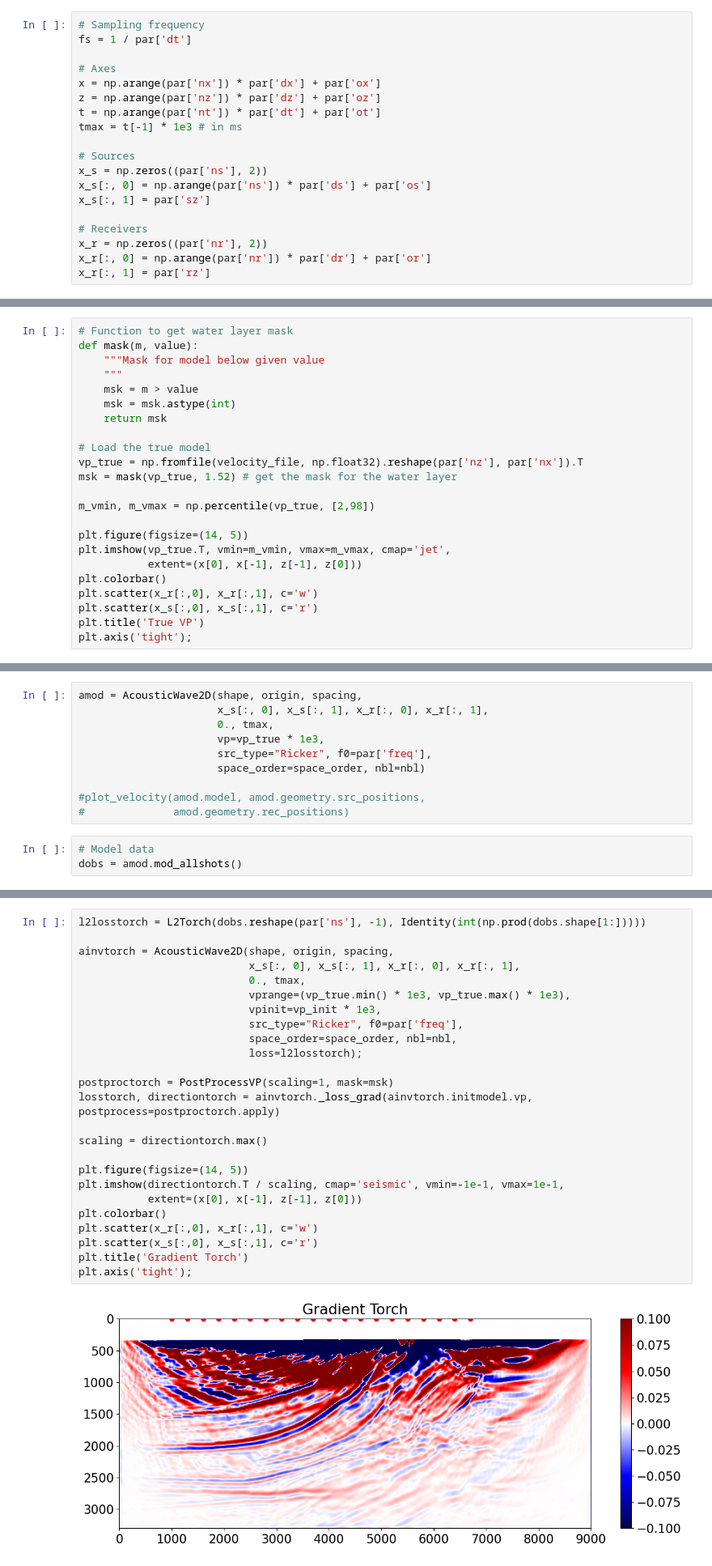
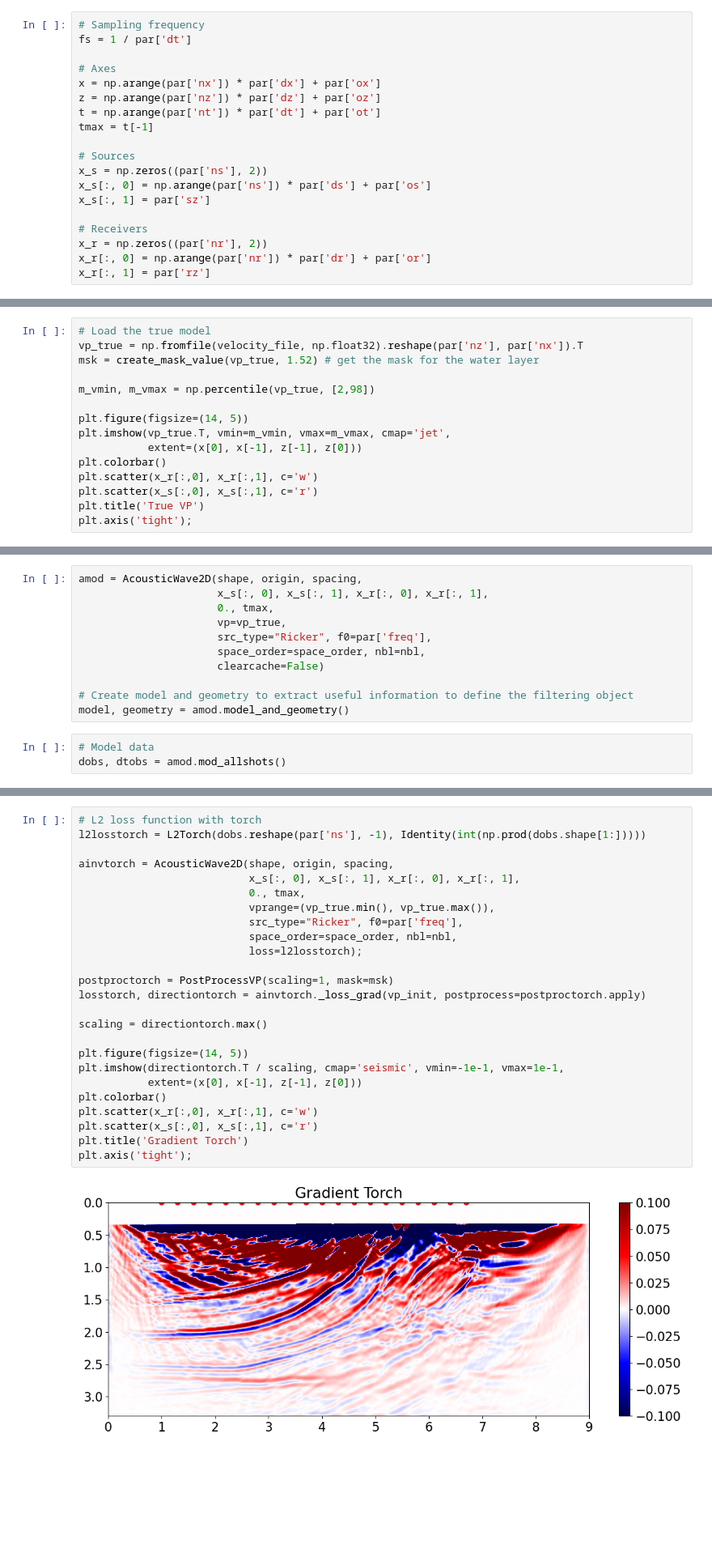
Before and after one commit to DIG-Kaust/Devito-fwi, a Jupyter notebook: notebooks/acoustic/AcousticVel_L2torch_1stage.ipynb, the cells around one changed output, grey strips where cells are left out. Shown at 81% size. Cells and saved outputs as stored; diff of their text form; blank space fills up the shorter version.

```diff
--- a/notebooks/acoustic/AcousticVel_L2torch_1stage.ipynb
+++ b/notebooks/acoustic/AcousticVel_L2torch_1stage.ipynb
@@ -70,7 +70,7 @@ fs = 1 / par['dt']
 x = np.arange(par['nx']) * par['dx'] + par['ox']
 z = np.arange(par['nz']) * par['dz'] + par['oz']
 t = np.arange(par['nt']) * par['dt'] + par['ot']
-tmax = t[-1] * 1e3 # in ms
+tmax = t[-1]
 
 # Sources
 x_s = np.zeros((par['ns'], 2))
@@ -84,17 +84,9 @@ x_r[:, 1] = par['rz']
 # %% [markdown]
 ## Velocity model
 # %%
-# Function to get water layer mask
-def mask(m, value):
-    """Mask for model below given value
-    """
-    msk = m > value
-    msk = msk.astype(int)
-    return msk
-
 # Load the true model
 vp_true = np.fromfile(velocity_file, np.float32).reshape(par['nz'], par['nx']).T
-msk = mask(vp_true, 1.52) # get the mask for the water layer
+msk = create_mask_value(vp_true, 1.52) # get the mask for the water layer
 
 m_vmin, m_vmax = np.percentile(vp_true, [2,98])
 
@@ -130,15 +122,16 @@ plt.axis('tight');
 amod = AcousticWave2D(shape, origin, spacing,
                       x_s[:, 0], x_s[:, 1], x_r[:, 0], x_r[:, 1],
                       0., tmax,
-                      vp=vp_true * 1e3,
+                      vp=vp_true,
                       src_type="Ricker", f0=par['freq'],
-                      space_order=space_order, nbl=nbl)
+                      space_order=space_order, nbl=nbl,
+                      clearcache=False)
 
-#plot_velocity(amod.model, amod.geometry.src_positions,
-#              amod.geometry.rec_positions)
+# Create model and geometry to extract useful information to define the filtering object
+model, geometry = amod.model_and_geometry()
 # %%
 # Model data
-dobs = amod.mod_allshots()
+dobs, dtobs = amod.mod_allshots()
 # %%
 # Plot shot gathers
 d_vmin, d_vmax = np.percentile(np.hstack(dobs).ravel(), [2, 98])
@@ -164,32 +158,32 @@ axs[1].set_xlim(0, par['freq']*3);
 # %% [markdown]
 ## Inversion with L-BFGS
 # %%
+# L2 loss function with torch
 l2losstorch = L2Torch(dobs.reshape(par['ns'], -1), Identity(int(np.prod(dobs.shape[1:]))))
 
 ainvtorch = AcousticWave2D(shape, origin, spacing,
                            x_s[:, 0], x_s[:, 1], x_r[:, 0], x_r[:, 1],
                            0., tmax,
-                           vprange=(vp_true.min() * 1e3, vp_true.max() * 1e3),
-                           vpinit=vp_init * 1e3,
+                           vprange=(vp_true.min(), vp_true.max()),
                            src_type="Ricker", f0=par['freq'],
                            space_order=space_order, nbl=nbl,
                            loss=l2losstorch);
 
 postproctorch = PostProcessVP(scaling=1, mask=msk)
-losstorch, directiontorch = ainvtorch._loss_grad(ainvtorch.initmodel.vp, postprocess=postproctorch.apply)
+losstorch, directiontorch = ainvtorch._loss_grad(vp_init, postprocess=postproctorch.apply)
 
 scaling = directiontorch.max()
 
 plt.figure(figsize=(14, 5))
 plt.imshow(directiontorch.T / scaling, cmap='seismic', vmin=-1e-1, vmax=1e-1,
            extent=(x[0], x[-1], z[-1], z[0]))
 plt.colorbar()
 plt.scatter(x_r[:,0], x_r[:,1], c='w')
 plt.scatter(x_s[:,0], x_s[:,1], c='r')
 plt.title('Gradient Torch')
 plt.axis('tight');
 # %% [output]
-[figure, old version]
+[figure, new version]
 # %%
 # FWI with L-BFGS
 ftol = 1e-10
```
Also changed, not shown: parts of 11 cells of this notebook.
